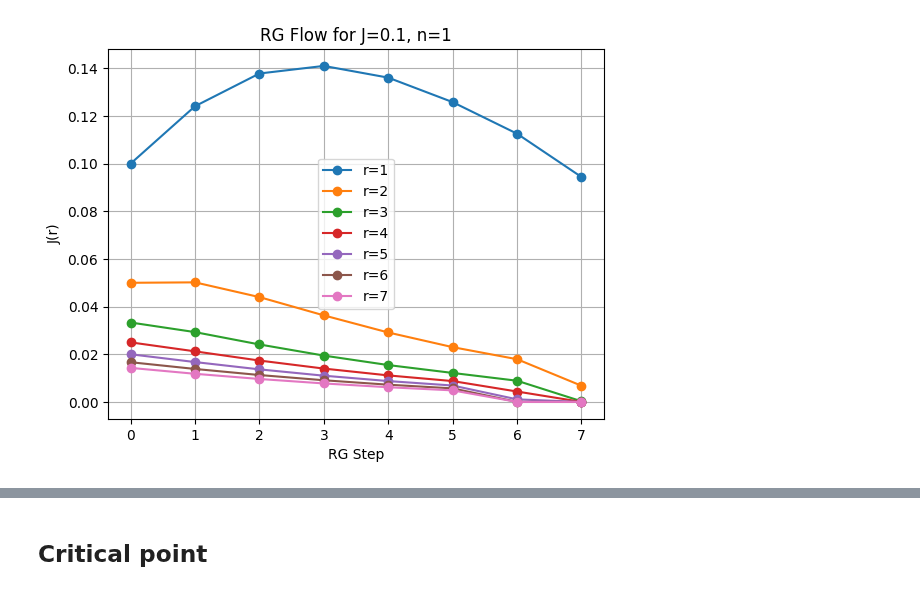
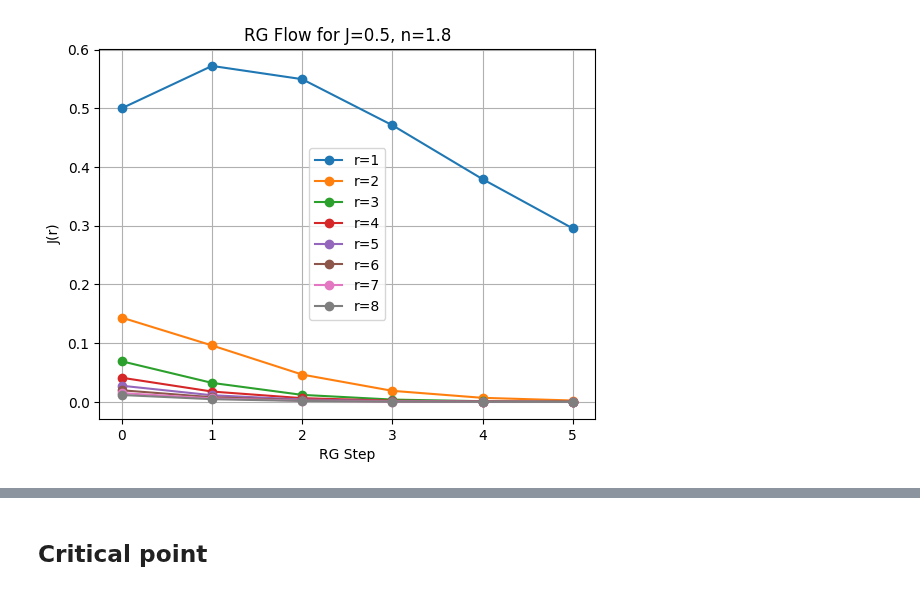
Before and after one commit to erbilcanartun/long-range-ising-chain, a Jupyter notebook: notebooks/rg-flow_critical-point_cell135.ipynb, the cells around one changed output, grey strips where cells are left out. Saved outputs shown, nothing was run; the diff lists cells and outputs as text; code cells hidden in the pictures.

```diff
--- a/notebooks/rg-flow_critical-point_cell135.ipynb
+++ b/notebooks/rg-flow_critical-point_cell135.ipynb
@@ -6,10 +6,10 @@ from renormalization_cell135_mp import *
 # %%
 %%time
 
 generate_rg_flow(
-    J0=0.1, n=1,
-    max_k=1000, num_steps=7,
-    show_first=0, num_r_to_plot=7
+    J0=0.5, n=1.8,
+    max_k=1000, num_steps=5,
+    show_first=0, num_r_to_plot=8
 )
 # %% [output]
-[figure, old version]
+[figure, new version]
```
Also changed, not shown: parts of 1 cell of this notebook, 3 other files.
